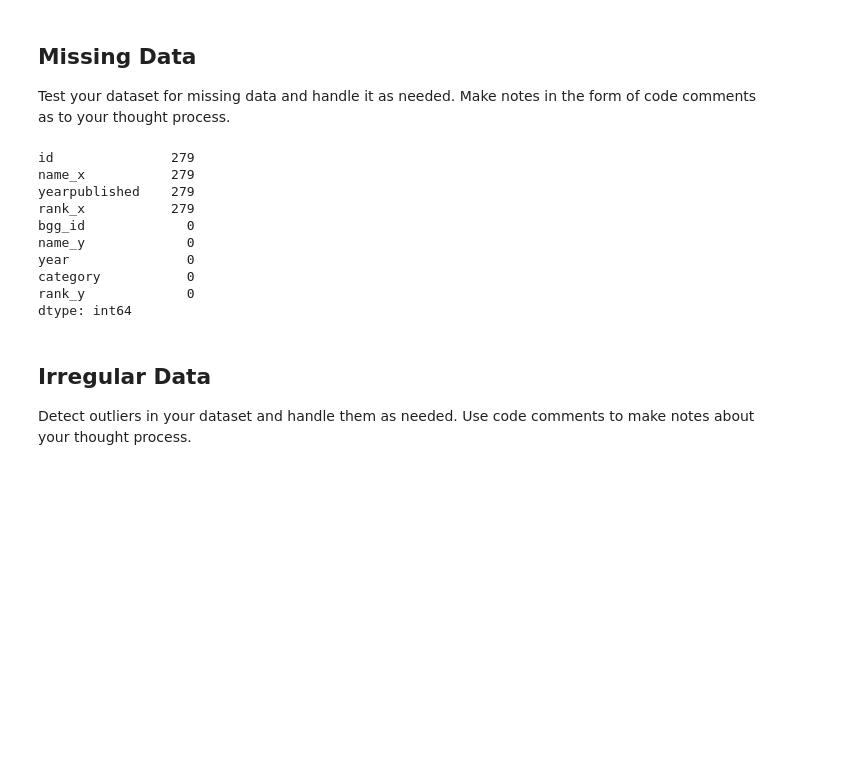
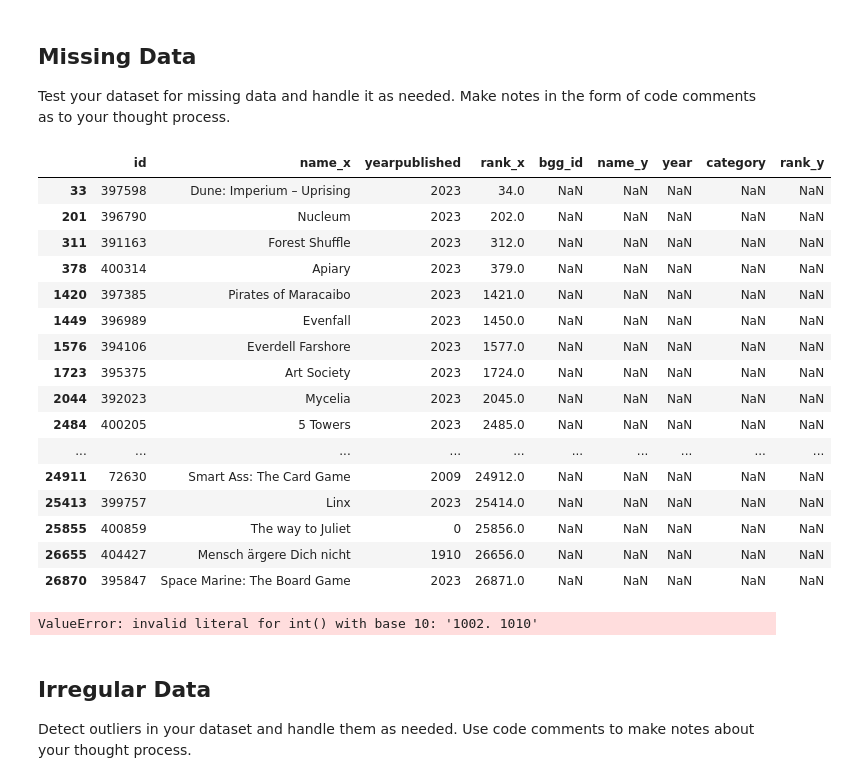
Before and after one commit to DataLore777/cleaning-data-checkpoint, a Jupyter notebook: checkpoint_three.ipynb, the cells around one changed output. Cells and saved outputs as stored; diff of their text form; code cells hidden in the pictures; blank space fills up the shorter version.

Commit message:
fixing errors

```diff
--- a/checkpoint_three.ipynb
+++ b/checkpoint_three.ipynb
@@ -161,17 +148,24 @@ Test your dataset for missing data and handle it as needed. Make notes in the fo
 # %%
 # The dataset is missing some data from
 
 mismatched = merged_df[(merged_df['name_x'].notna()) & (merged_df['name_y'].isna())  & (merged_df['rank_x'].notna()) & (merged_df['yearpublished'] < 2024)]
 pd.set_option('display.max_rows', None)
-display(mismatched.count())
+display(mismatched)
 # %% [output]
-id               279
-name_x           279
-yearpublished    279
-rank_x           279
-bgg_id             0
-name_y             0
-year               0
-category           0
-rank_y             0
-dtype: int64
+|  | id | name_x | yearpublished | rank_x | bgg_id | name_y | year | category | rank_y |
+| 33 | 397598 | Dune: Imperium – Uprising | 2023 | 34.0 | NaN | NaN | NaN | NaN | NaN |
+| 201 | 396790 | Nucleum | 2023 | 202.0 | NaN | NaN | NaN | NaN | NaN |
+| 311 | 391163 | Forest Shuffle | 2023 | 312.0 | NaN | NaN | NaN | NaN | NaN |
+| 378 | 400314 | Apiary | 2023 | 379.0 | NaN | NaN | NaN | NaN | NaN |
+| 1420 | 397385 | Pirates of Maracaibo | 2023 | 1421.0 | NaN | NaN | NaN | NaN | NaN |
+| 1449 | 396989 | Evenfall | 2023 | 1450.0 | NaN | NaN | NaN | NaN | NaN |
+| 1576 | 394106 | Everdell Farshore | 2023 | 1577.0 | NaN | NaN | NaN | NaN | NaN |
+| 1723 | 395375 | Art Society | 2023 | 1724.0 | NaN | NaN | NaN | NaN | NaN |
+| 2044 | 392023 | Mycelia | 2023 | 2045.0 | NaN | NaN | NaN | NaN | NaN |
+| 2484 | 400205 | 5 Towers | 2023 | 2485.0 | NaN | NaN | NaN | NaN | NaN |
+| ... | ... | ... | ... | ... | ... | ... | ... | ... | ... |
+| 24911 | 72630 | Smart Ass: The Card Game | 2009 | 24912.0 | NaN | NaN | NaN | NaN | NaN |
+| 25413 | 399757 | Linx | 2023 | 25414.0 | NaN | NaN | NaN | NaN | NaN |
+| 25855 | 400859 | The way to Juliet | 0 | 25856.0 | NaN | NaN | NaN | NaN | NaN |
+| 26655 | 404427 | Mensch ärgere Dich nicht | 1910 | 26656.0 | NaN | NaN | NaN | NaN | NaN |
+| 26870 | 395847 | Space Marine: The Board Game | 2023 | 26871.0 | NaN | NaN | NaN | NaN | NaN |
@@ -177,0 +175,14 @@ dtype: int64
+# %%
+theme_map = df_theme.set_index('bgg_id')['name'].to_dict()
+
+def map_id_to_theme(theme_ids):
+    if pd.isna(theme_ids):
+        return theme_ids
+    ids = theme_ids.split(',')
+    names = [theme_map.get(int(cat_id.strip()), 'Unknown') for cat_id in ids]
+    return names
+
+
+merged_df['category'] = merged_df['category'].apply(map_id_to_theme)
+# %% [output]
+ValueError: invalid literal for int() with base 10: '1002. 1010'
```
Also changed, not shown: parts of 5 cells of this notebook.
